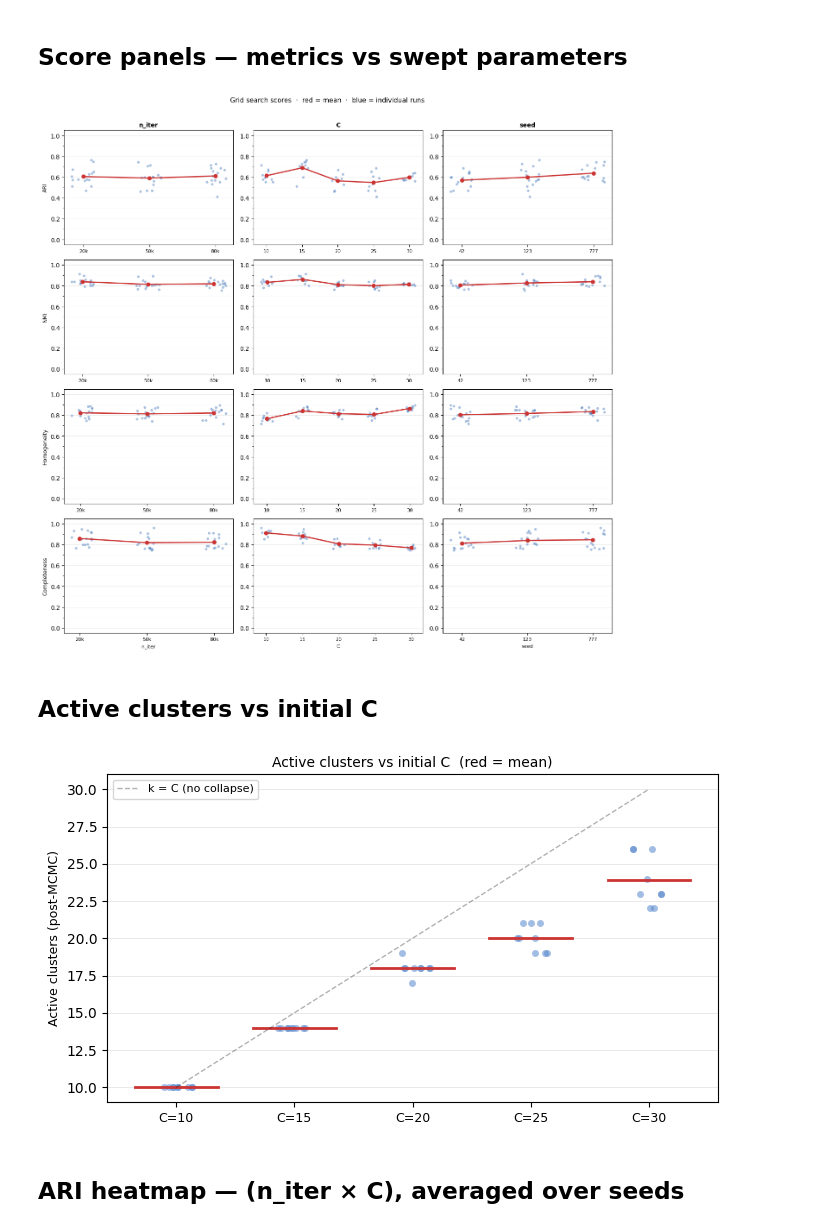
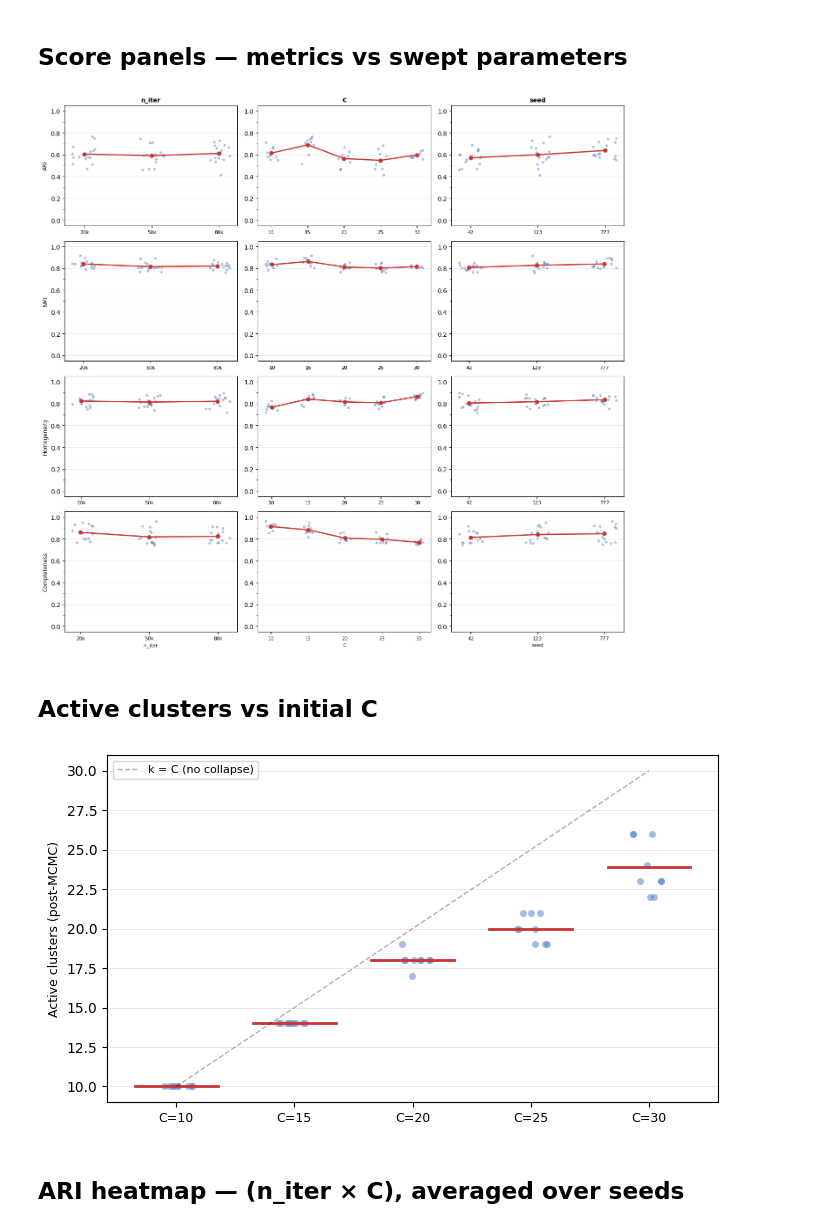
Before and after one commit to jonanord-gd/TiedBayesMallows, a Jupyter notebook: F1GridVisualise.ipynb, the cells around one changed output. Drawn from its saved outputs; the diff is of its cells as text; code cells hidden in the pictures.

```diff
--- a/F1GridVisualise.ipynb
+++ b/F1GridVisualise.ipynb
@@ -131,38 +131,34 @@ for row, metric in enumerate(METRICS):
         )
 
         means = df.groupby(param)[metric].mean()
         ax.plot(
             [x_pos[v] for v in means.index],
             means.values,
             color="#cc3333", lw=2.0, marker="o", markersize=6, zorder=3,
         )
 
         ax.set_xticks(range(len(x_vals)))
         if param == "n_iter":
             ax.set_xticklabels([f"{v//1000}k" for v in x_vals], fontsize=8)
         else:
             ax.set_xticklabels([str(v) for v in x_vals], fontsize=8)
 
         ax.set_ylim(-0.05, 1.05)
         ax.yaxis.set_minor_locator(mticker.MultipleLocator(0.1))
         ax.grid(axis="y", which="major", lw=0.5, alpha=0.4)
         ax.grid(axis="y", which="minor", lw=0.25, alpha=0.2)
 
         if row == 0:
             ax.set_title(param, fontsize=10, fontweight="bold")
         if col == 0:
             ax.set_ylabel(METRIC_LABELS[metric], fontsize=9)
         if row == n_metrics - 1:
             ax.set_xlabel(param, fontsize=8)
 
-fig.suptitle(
-    "Grid search scores  ·  red = mean  ·  blue = individual runs",
-    fontsize=11, y=1.01,
-)
 fig.tight_layout()
 plt.show()
 # %% [output]
-[figure, old version]
+[figure, new version]
 # %% [markdown]
 ## Active clusters vs initial C
 # %%
@@ -179,14 +175,13 @@ for i, c_val in enumerate(C_vals):
 ax.set_xticks(range(len(C_vals)))
 ax.set_xticklabels([f"C={c}" for c in C_vals], fontsize=9)
 ax.set_ylabel("Active clusters (post-MCMC)", fontsize=9)
-ax.set_title("Active clusters vs initial C  (red = mean)", fontsize=10)
 ax.grid(axis="y", lw=0.5, alpha=0.4)
 ax.plot(range(len(C_vals)), C_vals, "k--", alpha=0.3, lw=1, label="k = C (no collapse)")
 ax.legend(fontsize=8)
 fig.tight_layout()
 plt.show()
 # %% [output]
-[figure, old version]
+[figure, new version]
 # %% [markdown]
 ## ARI heatmap — (n_iter × C), averaged over seeds
 # %%
```
Also changed, not shown: parts of 11 cells of this notebook, 15 other files.
